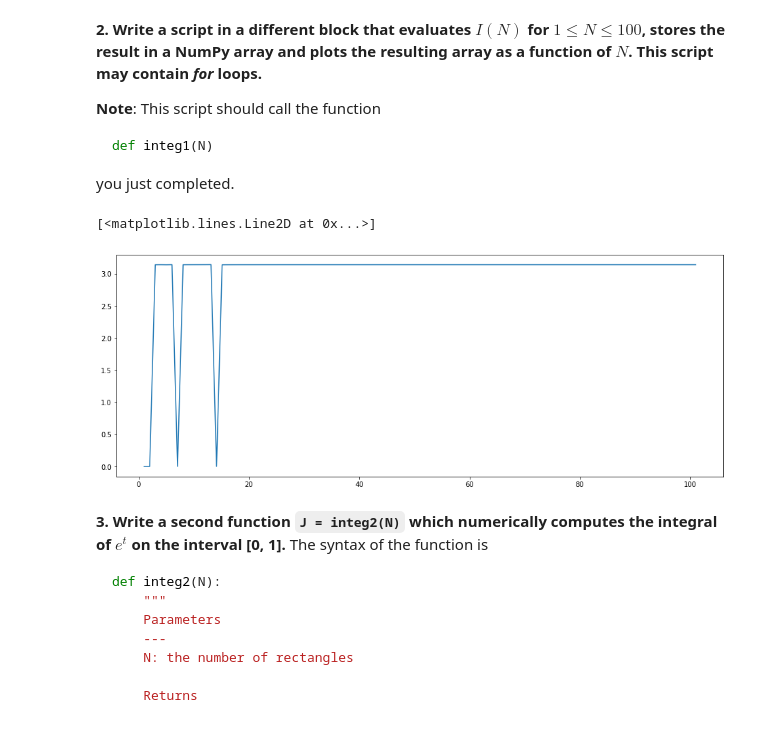
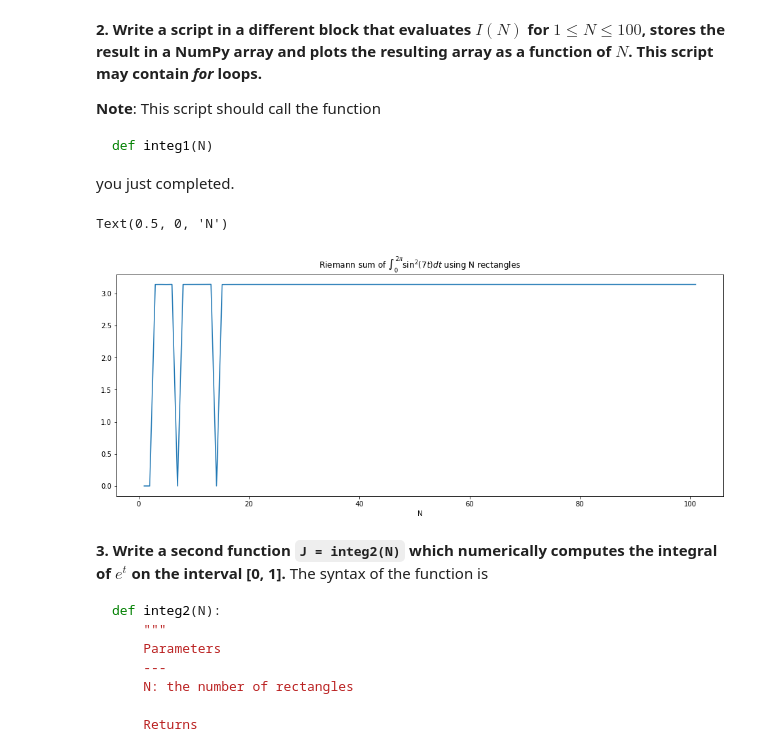
Before and after one commit to JustinWang781/438-Lab01, a Jupyter notebook: lab01_individual_report.ipynb, the cells around one changed output. Drawn from its saved outputs; the diff is of its cells as text; code cells hidden in the pictures.

```diff
--- a/lab01_individual_report.ipynb
+++ b/lab01_individual_report.ipynb
@@ -481,13 +487,15 @@ you just completed.
 # %%
 # insert your code here
 results = np.empty(100)
 n = np.linspace(1,101,100)
 for i in range(0,100):
   results[i] = integ1(i+1)
 plt.plot(n,results)
+plt.title("Riemann sum of $\int_0^{2\pi}\sin^2(7t)dt$ using N rectangles")
+plt.xlabel("N")
 # %% [output]
-[<matplotlib.lines.Line2D at 0x...>]
+Text(0.5, 0, 'N')
-[figure, old version]
+[figure, new version]
 # %% [markdown]
 **3. Write a second function `J = integ2(N)` which numerically computes the integral of $e^t$ on the interval [0, 1].** The syntax of the function is
 
```
Also changed, not shown: parts of 5 cells of this notebook.
